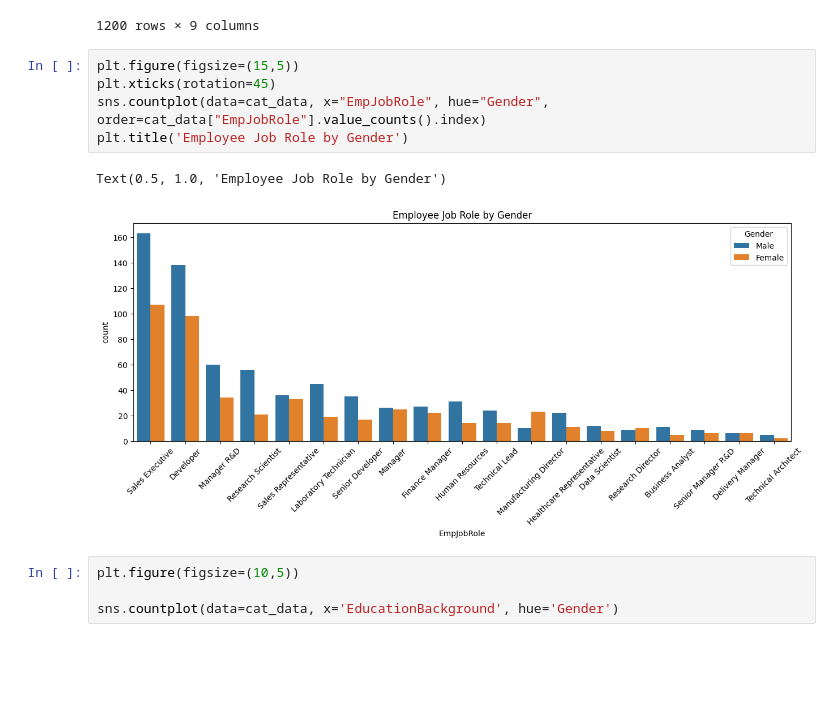
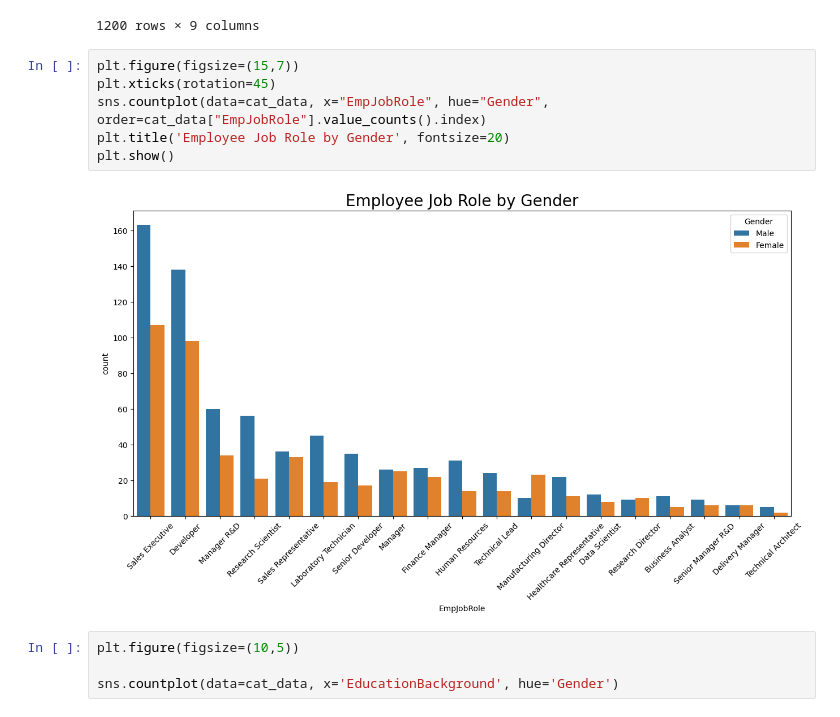
Before and after one commit to SudarshanIngole/IABAC_Project, a Jupyter notebook: IABAC_CDS_Project_Sudarshan.ipynb, the cells around one changed output. Cells and saved outputs as stored; diff of their text form; blank space fills up the shorter version.

```diff
--- a/IABAC_CDS_Project_Sudarshan.ipynb
+++ b/IABAC_CDS_Project_Sudarshan.ipynb
@@ -221,13 +221,13 @@ cat_data
 | 1199 | E100998 | Female | Life Sciences | Single | Sales | Sales Executive | ... |
 1200 rows × 9 columns
 # %%
-plt.figure(figsize=(15,5))
+plt.figure(figsize=(15,7))
 plt.xticks(rotation=45)
 sns.countplot(data=cat_data, x="EmpJobRole", hue="Gender", order=cat_data["EmpJobRole"].value_counts().index)
-plt.title('Employee Job Role by Gender')
+plt.title('Employee Job Role by Gender', fontsize=20)
+plt.show()
 # %% [output]
-Text(0.5, 1.0, 'Employee Job Role by Gender')
-[figure, old version]
+[figure, new version]
 # %%
 plt.figure(figsize=(10,5))
 
```
Also changed, not shown: parts of 78 cells of this notebook.
